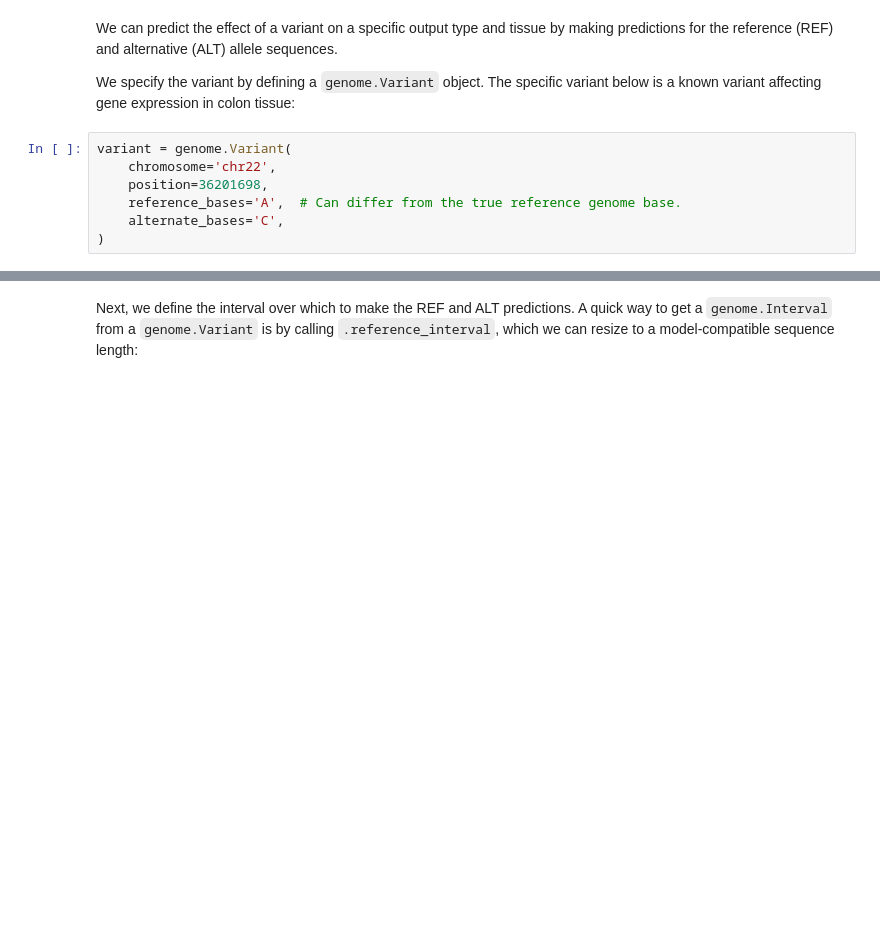
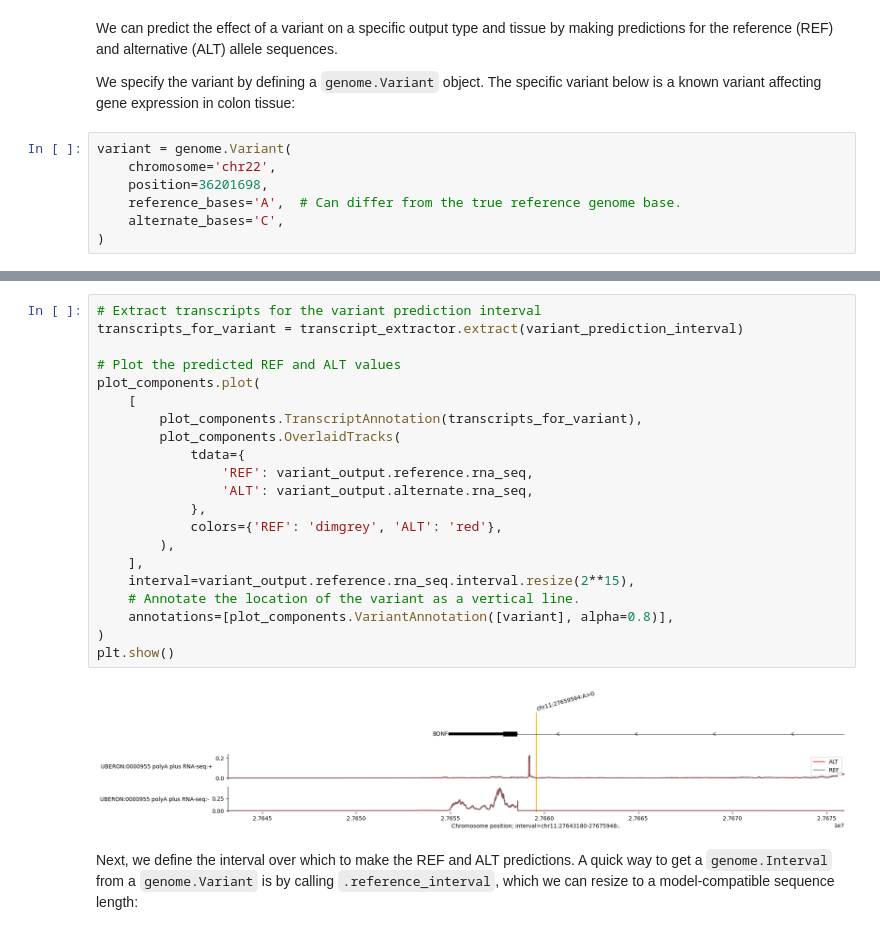
Before and after one commit to Mollyx06/Cetacean-cortex, a Jupyter notebook: test_cetacean.ipynb, the cells around one changed output, grey strips where cells are left out. Drawn from its saved outputs; the diff is of its cells as text; blank space fills up the shorter version.

```diff
--- a/test_cetacean.ipynb
+++ b/test_cetacean.ipynb
@@ -307,3 +711,26 @@ variant = genome.Variant(
+# %%
+# Extract transcripts for the variant prediction interval
+transcripts_for_variant = transcript_extractor.extract(variant_prediction_interval)
+
+# Plot the predicted REF and ALT values
+plot_components.plot(
+    [
+        plot_components.TranscriptAnnotation(transcripts_for_variant),
+        plot_components.OverlaidTracks(
+            tdata={
+                'REF': variant_output.reference.rna_seq,
+                'ALT': variant_output.alternate.rna_seq,
+            },
+            colors={'REF': 'dimgrey', 'ALT': 'red'},
+        ),
+    ],
+    interval=variant_output.reference.rna_seq.interval.resize(2**15),
+    # Annotate the location of the variant as a vertical line.
+    annotations=[plot_components.VariantAnnotation([variant], alpha=0.8)],
+)
+plt.show()
+# %% [output]
+[figure, added]
 # %% [markdown]
 Next, we define the interval over which to make the REF and ALT predictions. A
 quick way to get a `genome.Interval` from a `genome.Variant` is by calling
```
Also changed, not shown: parts of 19 cells of this notebook.
